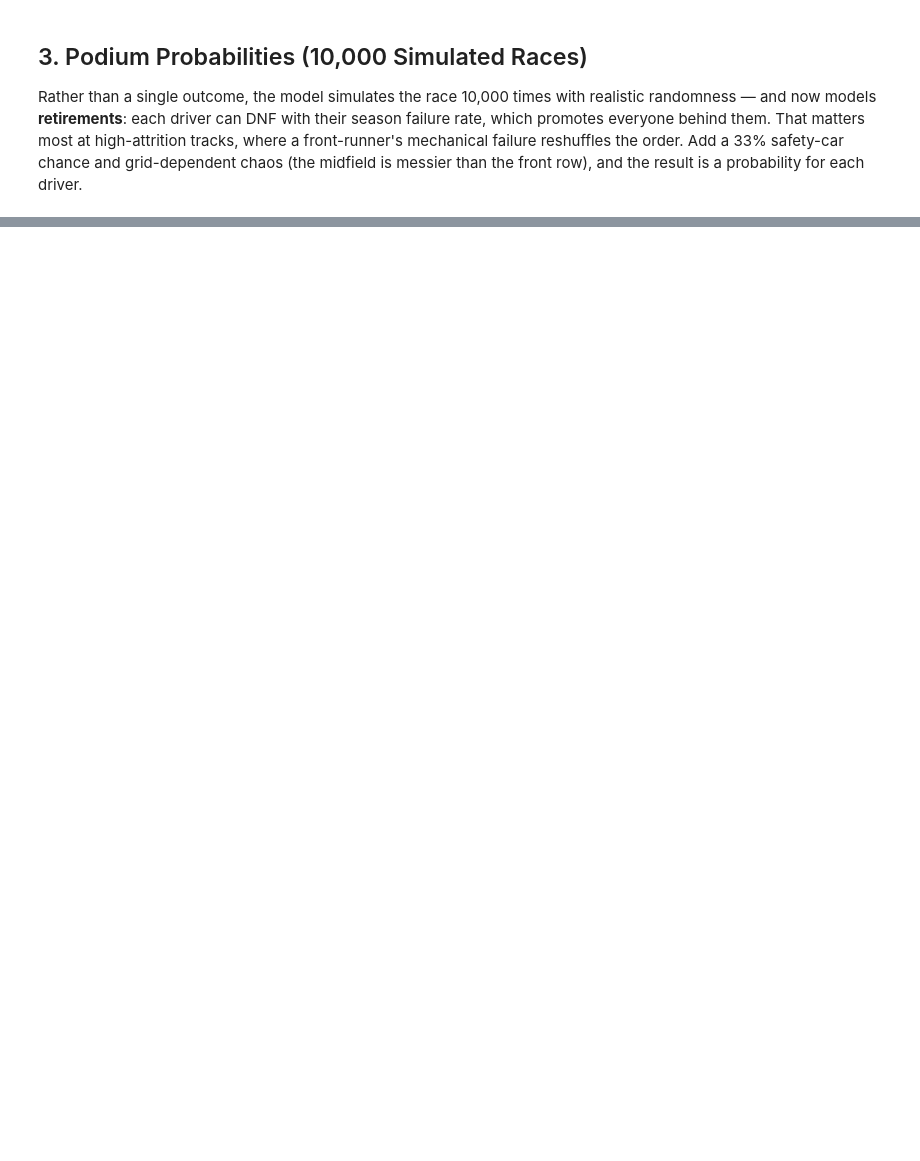
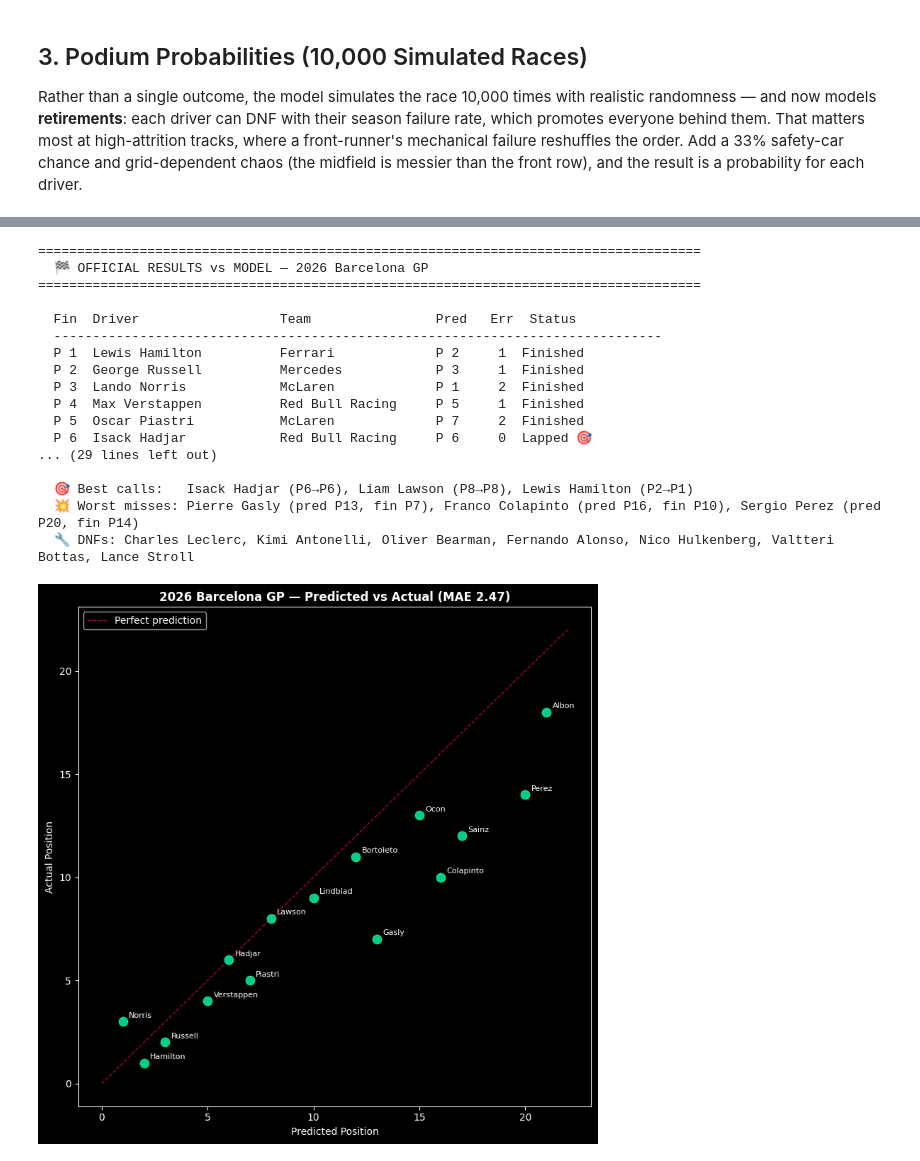
Before and after one commit to nina-coder/f1-predictions, a Jupyter notebook: notebooks/2026-R07-barcelona.ipynb, the cells around one changed output, grey strips where cells are left out. Cells and saved outputs as stored; diff of their text form; code cells hidden in the pictures; blank space fills up the shorter version.

```diff
--- a/notebooks/2026-R07-barcelona.ipynb
+++ b/notebooks/2026-R07-barcelona.ipynb
@@ -223,0 +220,66 @@ plt.tight_layout(); plt.show()
+# %%
+g = f1lib.grade(preds, wk['race_results'])
+
+print('=' * 85)
+print(f'  🏁 OFFICIAL RESULTS vs MODEL — 2026 {EVENT} GP')
+print('=' * 85)
+print(f"\n  {'Fin':>3s}  {'Driver':22s}  {'Team':18s}  {'Pred':>4s}  {'Err':>4s}  {'Status'}")
+print('  ' + '-' * 78)
+for r in sorted(g['rows'], key=lambda r: (pd.isna(r['Actual']), r['Actual'] if pd.notna(r['Actual']) else 99)):
+    es = f"{r['Err']:.0f}" if r['Err'] is not None else 'DNF'
+    hit = '🎯' if r['Err'] == 0 else ''
+    fin = f"P{r['Actual']:>2.0f}" if pd.notna(r['Actual']) else ' - '
+    print(f"  {fin}  {r['Driver']:22s}  {r['Team']:18s}  P{r['PredRank']:>2d}  {es:>4s}  {r['Status']} {hit}")
+
+print(f"\n  📊 SCORECARD")
+print('  ' + '-' * 60)
+print(f"  Predicted winner:  {g['winner_pred']}")
+print(f"  Actual winner:     {g['winner_actual']}  {'✅' if g['winner_hit'] else '❌'}")
+print(f"  Podium accuracy:   {g['podium']}/3")
+print(f"  Top 5 accuracy:    {g['top5']}/5   (grid baseline: {g['grid_top5']}/5)")
+print(f"  Top 10 accuracy:   {g['top10']}/10  (grid baseline: {g['grid_top10']}/10)")
+print(f"  MAE (classified):  {g['mae']:.2f} positions  (validation expected {loo_mae:.2f})")
+edge = g['model_edge']
+verdict = 'model beats grid' if edge > 0.05 else ('grid beats model' if edge < -0.05 else 'tie')
+print(f"\n  🏁 vs GRID BASELINE (does the model beat 'finish = qualifying order'?)")
+print(f"  Grid-copy MAE:     {g['grid_mae']:.2f} positions")
+print(f"  Model edge:        {edge:+.2f}  ->  {verdict}")
+
+beats = sorted(g['clean'], key=lambda r: r['Err'])[:3]
+misses = sorted(g['clean'], key=lambda r: -r['Err'])[:3]
+print(f"\n  🎯 Best calls:   " + ', '.join(f"{r['Driver']} (P{r['PredRank']}→P{r['Actual']:.0f})" for r in beats))
+print(f"  💥 Worst misses: " + ', '.join(f"{r['Driver']} (pred P{r['PredRank']}, fin P{r['Actual']:.0f})" for r in misses))
+dnfs = [r for r in g['rows'] if r['DNF']]
+if dnfs:
+    print(f"  🔧 DNFs: " + ', '.join(f"{r['Driver']}" for r in dnfs))
+
+fig, ax = plt.subplots(figsize=(8, 8))
+xs = [r['PredRank'] for r in g['clean']]; ys = [r['Actual'] for r in g['clean']]
+ax.scatter(xs, ys, s=80, c='#06ffa5', alpha=0.8, zorder=3)
+for r in g['clean']:
+    ax.annotate(r['Driver'].split()[-1], (r['PredRank'], r['Actual']),
+                textcoords='offset points', xytext=(6, 4), fontsize=8)
+lim = max(max(xs), max(ys)) + 1
+ax.plot([0, lim], [0, lim], color='#ff006e', linewidth=1, linestyle='--', alpha=0.7, label='Perfect prediction')
+ax.set_xlabel('Predicted Position'); ax.set_ylabel('Actual Position')
+ax.set_title(f"2026 {EVENT} GP — Predicted vs Actual (MAE {g['mae']:.2f})", fontweight='bold')
+ax.legend(); plt.tight_layout(); plt.show()
+# %% [output]
+=====================================================================================
+  🏁 OFFICIAL RESULTS vs MODEL — 2026 Barcelona GP
+=====================================================================================
+
+  Fin  Driver                  Team                Pred   Err  Status
+  ------------------------------------------------------------------------------
+  P 1  Lewis Hamilton          Ferrari             P 2     1  Finished
+  P 2  George Russell          Mercedes            P 3     1  Finished
+  P 3  Lando Norris            McLaren             P 1     2  Finished
+  P 4  Max Verstappen          Red Bull Racing     P 5     1  Finished
+  P 5  Oscar Piastri           McLaren             P 7     2  Finished
+  P 6  Isack Hadjar            Red Bull Racing     P 6     0  Lapped 🎯
+... (29 lines left out)
+
+  🎯 Best calls:   Isack Hadjar (P6→P6), Liam Lawson (P8→P8), Lewis Hamilton (P2→P1)
+  💥 Worst misses: Pierre Gasly (pred P13, fin P7), Franco Colapinto (pred P16, fin P10), Sergio Perez (pred P20, fin P14)
+  🔧 DNFs: Charles Leclerc, Kimi Antonelli, Oliver Bearman, Fernando Alonso, Nico Hulkenberg, Valtteri Bottas, Lance Stroll
+[figure, added]
```
Also changed, not shown: parts of 9 cells of this notebook, 7 other files.
